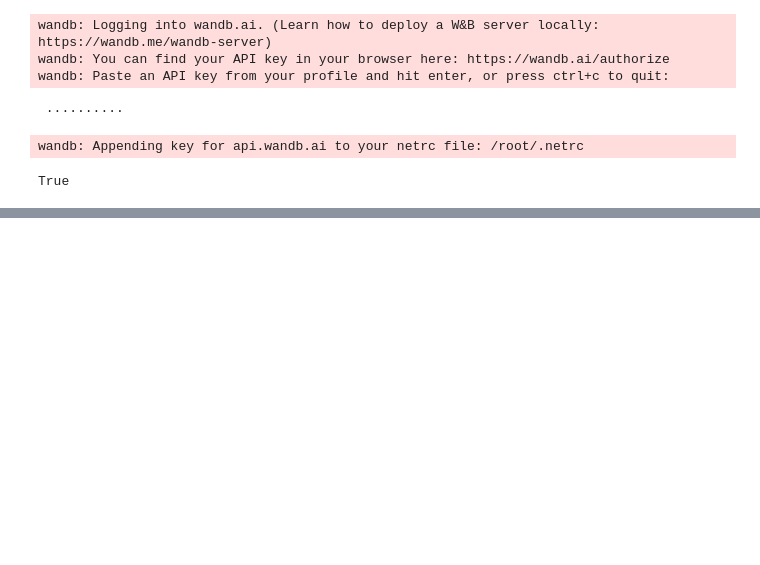
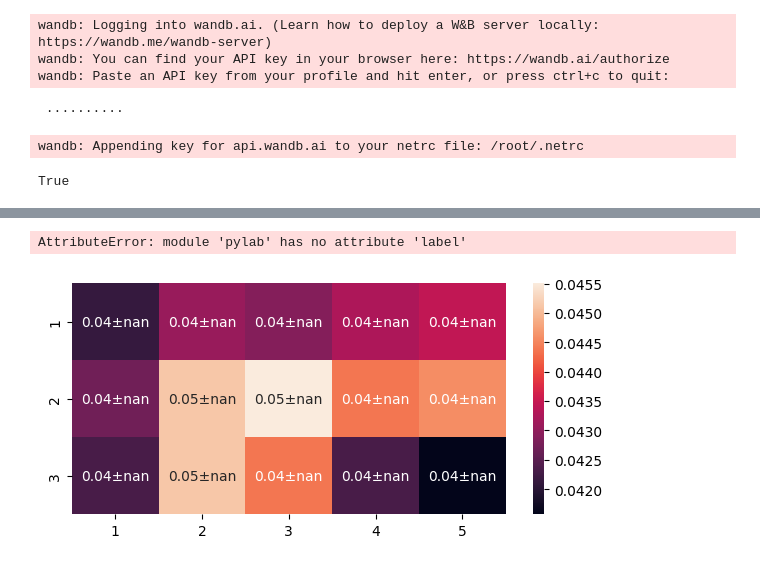
Before and after one commit to weathon/3d2smile, a Jupyter notebook: data_processing.ipynb, the cells around one changed output, grey strips where cells are left out. Cells and saved outputs as stored; diff of their text form; code cells hidden in the pictures; blank space fills up the shorter version.

```diff
--- a/data_processing.ipynb
+++ b/data_processing.ipynb
@@ -103,0 +123,20 @@ sns.heatmap(np.array(arr)/20, annot=True)
+# %%
+arr = []
+std = []
+for nImages in range(1,4):
+  arr.append([np.max(df.query(f"nImages=={nImages} & beam=={beam}")["top1_mean"]).item() for beam in range(1,6)])
+  std.append([np.max(df.query(f"nImages=={nImages} & beam=={beam}")["top1_std"]).item() for beam in range(1,6)])
+
+import seaborn as sns
+import pylab
+pylab.subplots(figsize=(7,3))
+arr = np.array(arr)
+std = np.array(std)
+annot = [[f"{round(arr[i,j]/20, 2)}±{round(1.96*std[i,j]/np.sqrt(20)/20, 2)}" for j in range(5)] for i in range(3)]
+sns.heatmap(arr/20, annot=annot, fmt="")
+pylab.xticks(np.arange(5)+0.5,labels=[str(i) for i in range(1,6)])
+pylab.yticks(np.arange(3)+0.5,labels=[str(i) for i in range(1,4)])
+pylab.label
+# %% [output]
+AttributeError: module 'pylab' has no attribute 'label'
+[figure, added]
```
Also changed, not shown: parts of 8 cells of this notebook.
